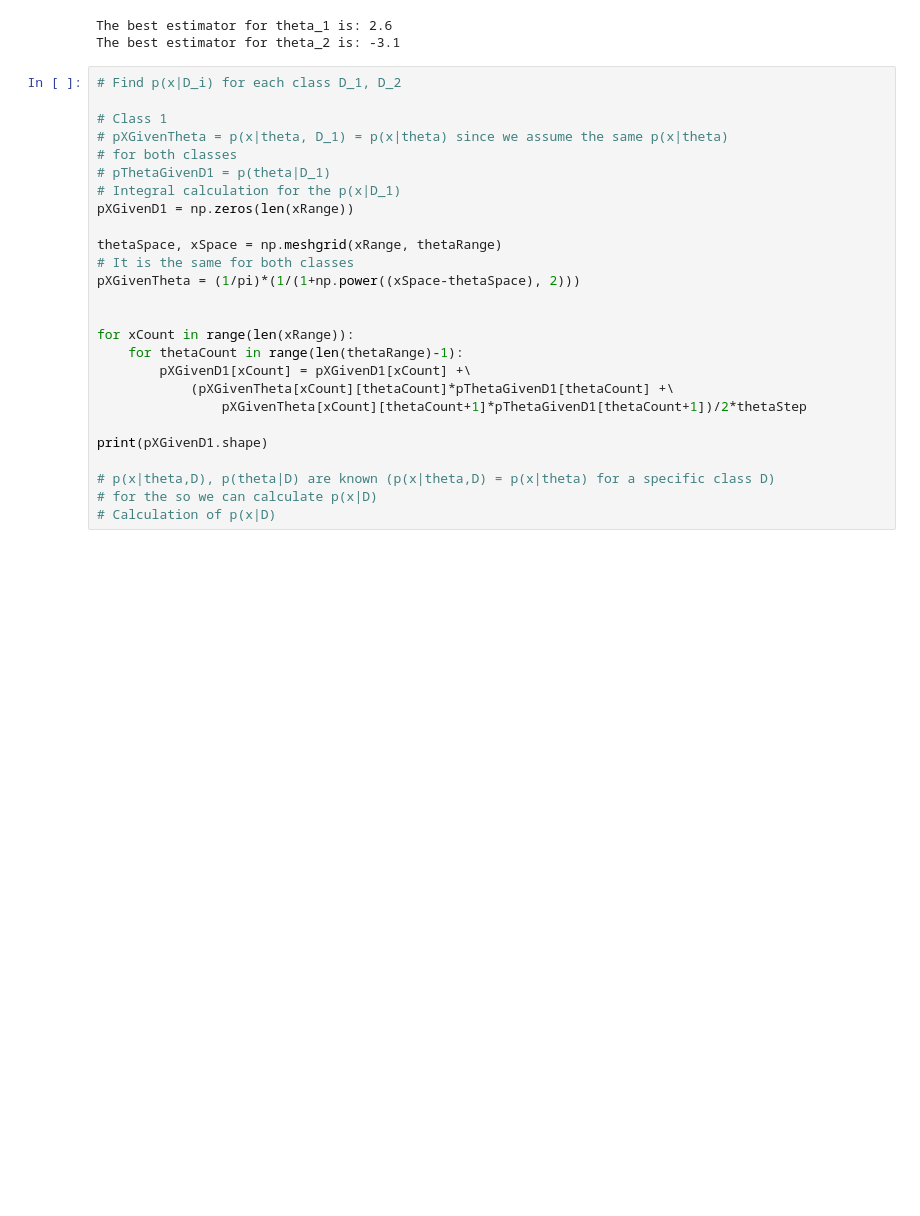
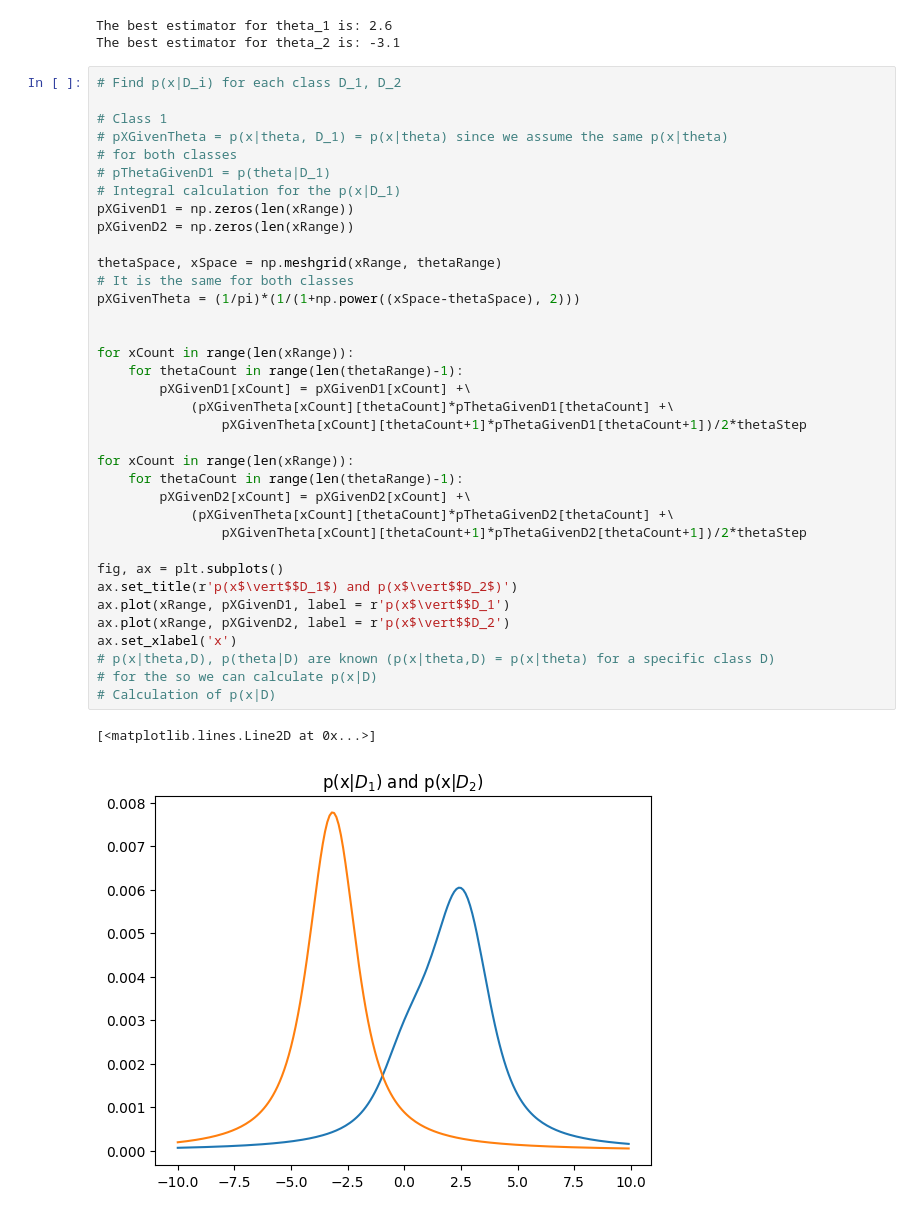
Before and after one commit to styltopa/PatternRecognition, a Jupyter notebook: topalidis_9613_Assignment2.ipynb, the cells around one changed output. Saved outputs shown, nothing was run; the diff lists cells and outputs as text; blank space fills up the shorter version.

```diff
--- a/topalidis_9613_Assignment2.ipynb
+++ b/topalidis_9613_Assignment2.ipynb
@@ -267,26 +267,39 @@ The best estimator for theta_2 is: -3.1
 # %%
 # Find p(x|D_i) for each class D_1, D_2
 
 # Class 1
 # pXGivenTheta = p(x|theta, D_1) = p(x|theta) since we assume the same p(x|theta)
 # for both classes
 # pThetaGivenD1 = p(theta|D_1)
 # Integral calculation for the p(x|D_1)
 pXGivenD1 = np.zeros(len(xRange))
+pXGivenD2 = np.zeros(len(xRange))
 
 thetaSpace, xSpace = np.meshgrid(xRange, thetaRange)
 # It is the same for both classes
 pXGivenTheta = (1/pi)*(1/(1+np.power((xSpace-thetaSpace), 2)))
 
 
 for xCount in range(len(xRange)):
     for thetaCount in range(len(thetaRange)-1):
         pXGivenD1[xCount] = pXGivenD1[xCount] +\
             (pXGivenTheta[xCount][thetaCount]*pThetaGivenD1[thetaCount] +\
                 pXGivenTheta[xCount][thetaCount+1]*pThetaGivenD1[thetaCount+1])/2*thetaStep
 
-print(pXGivenD1.shape)
+for xCount in range(len(xRange)):
+    for thetaCount in range(len(thetaRange)-1):
+        pXGivenD2[xCount] = pXGivenD2[xCount] +\
+            (pXGivenTheta[xCount][thetaCount]*pThetaGivenD2[thetaCount] +\
+                pXGivenTheta[xCount][thetaCount+1]*pThetaGivenD2[thetaCount+1])/2*thetaStep
 
+fig, ax = plt.subplots()
+ax.set_title(r'p(x$\vert$$D_1$) and p(x$\vert$$D_2$)')
+ax.plot(xRange, pXGivenD1, label = r'p(x$\vert$$D_1')
+ax.plot(xRange, pXGivenD2, label = r'p(x$\vert$$D_2')
+ax.set_xlabel('x')
 # p(x|theta,D), p(theta|D) are known (p(x|theta,D) = p(x|theta) for a specific class D)
 # for the so we can calculate p(x|D)
 # Calculation of p(x|D)
+# %% [output]
+[<matplotlib.lines.Line2D at 0x...>]
+[figure, added]
```
Also changed, not shown: parts of 2 cells of this notebook.
